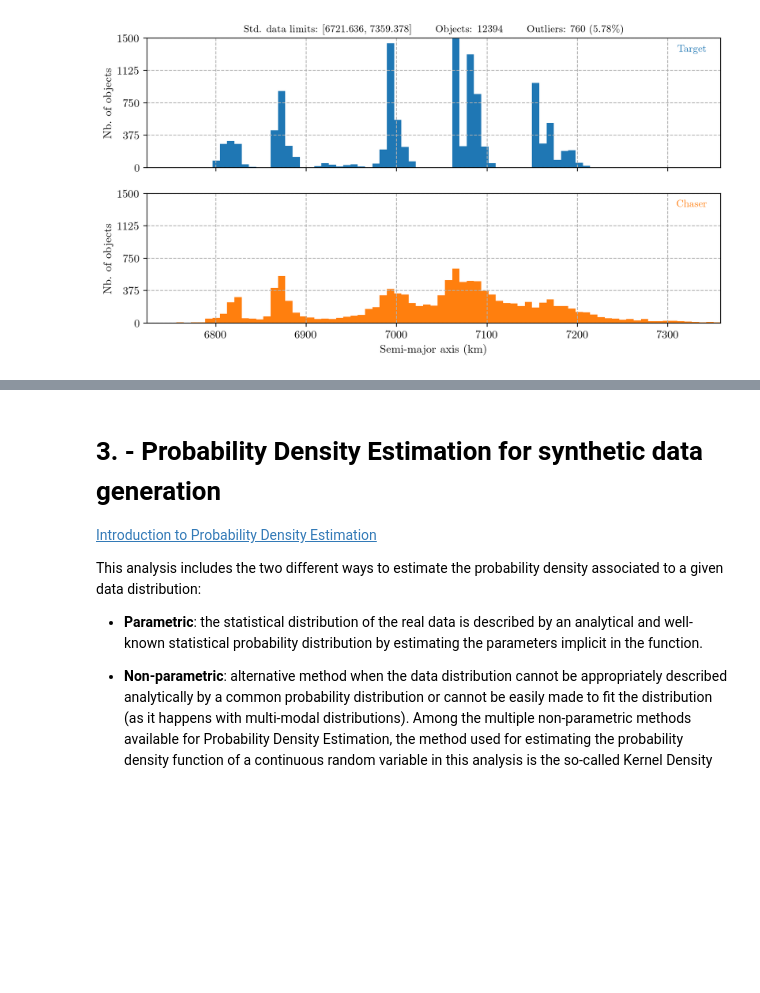
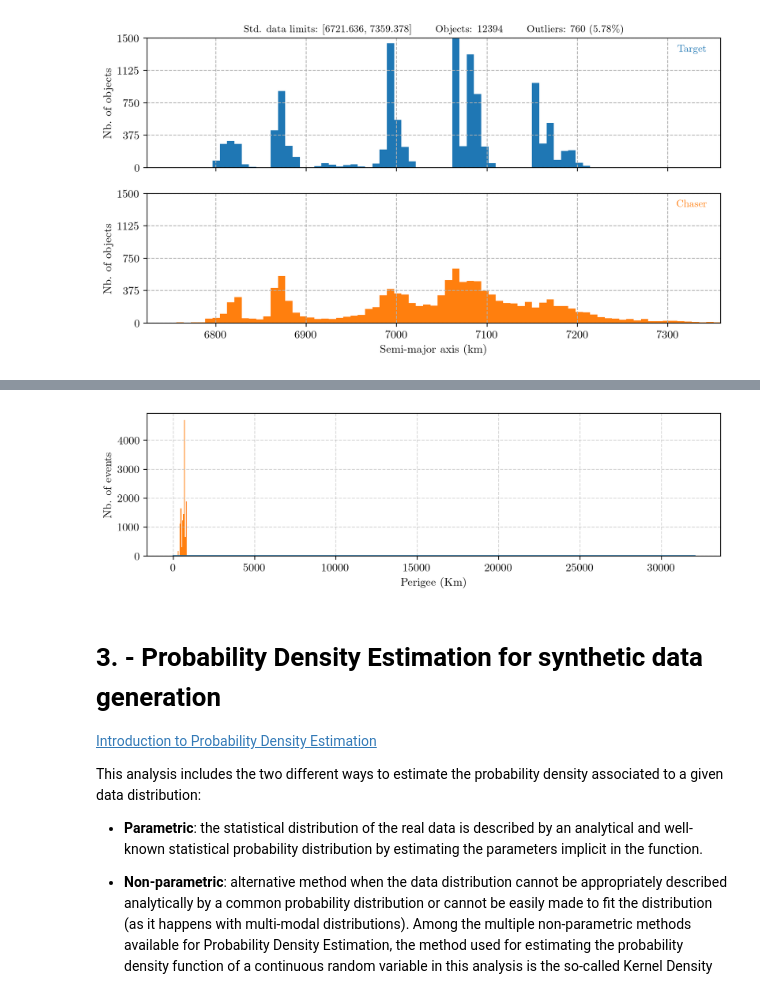
Before and after one commit to JJavierRosales/scapy, a Jupyter notebook: notebooks/Kelvins - Collision Avoidance Challenge + EDA.ipynb, the cells around one changed output, grey strips where cells are left out. Cells and saved outputs as stored; diff of their text form; code cells hidden in the pictures; blank space fills up the shorter version.

```diff
--- a/notebooks/Kelvins - Collision Avoidance Challenge + EDA.ipynb
+++ b/notebooks/Kelvins - Collision Avoidance Challenge + EDA.ipynb
@@ -359,0 +405,19 @@ for eType, eName in keColumns.items():
+# %%
+sub_data = pd.DataFrame(data = data[clustering.labels_==5].flatten(), columns=['cluster'])
+
+
+# Define list of continuous distributions to exclude from the fitting process
+stdist_excluded = ['studentized_range', 'levy_l_gen', 'levy_stable']
+
+# Find distribution that best fits the data
+# distribution = fit_distribution(st.kappa4, data, bins = nbins(data, 'fd'))
+distribution, ranking = find_best_distribution(sub_data['cluster'],
+                                               bins = nbins(sub_data['cluster'], 'fd'),
+                                               exclusion_list = stdist_excluded)
+# Make Probability Density Function with distribution parameters
+pdf = make_pdf(distribution['distribution'], distribution['parameters'])
+
+ranking.head(10)
+
+
+# ranking.to_csv(os.path.join(cwd,'data','notebook-outputs','temp_fitting-ranking-miss_distance.csv'), sep=',')
@@ -360,3 +436,29 @@ for eType, eName in keColumns.items():
+# %%
+# Display plot
+plt.figure(figsize=(10,2.5))
+
+
+
+#label = 'From {:.0f} to {:.0f} Km'.format(np.min(sub_data), np.max(sub_data))
+bins = nbins(sub_data['cluster'], 'fd')
+
+
+ax = pdf.plot(lw=1.5, color = "orange", label="PDF")
+
+#data.plot(kind="hist", bins=bins, ax=ax, density=True,
+        #label="Data", color="dimgrey")
+plt.plot(pdf)
+plt.hist(data)
+
+# plt.hist(sub_data['cluster'], bins = sub_bins, label = label, color = colors[5])
+
+plt.xlabel(r'Perigee (Km)')
+plt.ylabel(r'Nb. of events')
+plt.grid(True, linestyle="dashed", alpha=0.5)
+#plt.legend(loc="upper left", fontsize=10)
+plt.show()
+# %% [output]
+[figure, added]
 # %% [markdown]
 # 3. - Probability Density Estimation for synthetic data generation
 
```
Also changed, not shown: parts of 18 cells of this notebook.
